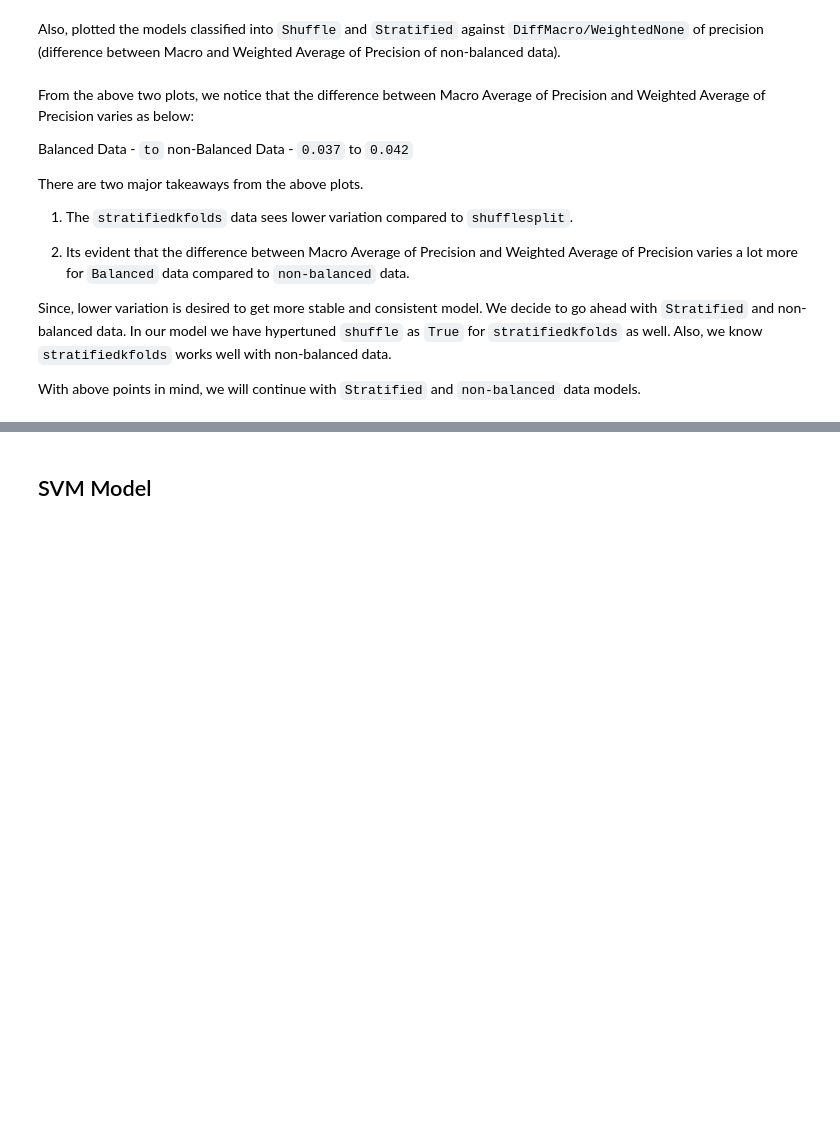
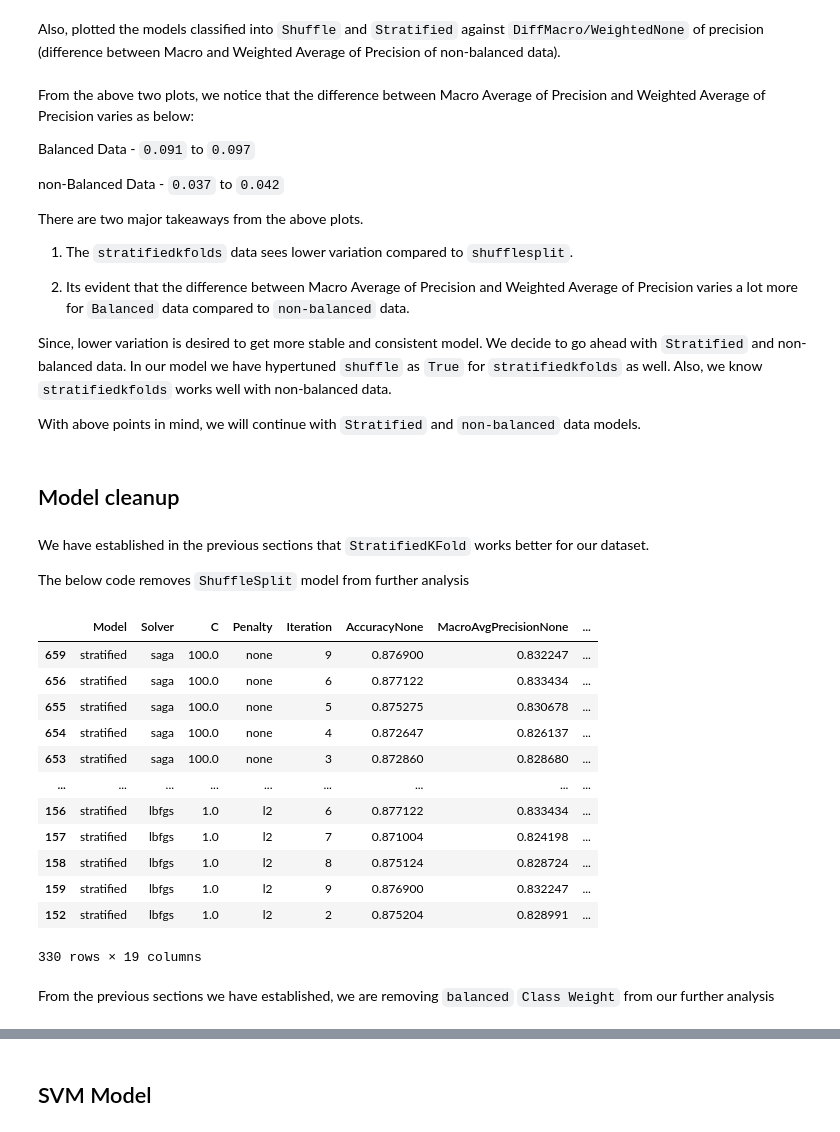
Before and after one commit to ravisiv/AussieWeatherEDA, a Jupyter notebook: MiniLab_Group3_Chowdhury_Mittal_Srivastava_Sivaraman.ipynb, the cells around one changed output, grey strips where cells are left out. Saved outputs shown, nothing was run; the diff lists cells and outputs as text; code cells hidden in the pictures; blank space fills up the shorter version.

Commit message:
Fix SVM, Clean up LG

```diff
--- a/MiniLab_Group3_Chowdhury_Mittal_Srivastava_Sivaraman.ipynb
+++ b/MiniLab_Group3_Chowdhury_Mittal_Srivastava_Sivaraman.ipynb
@@ -642,7 +654,8 @@ Also, plotted the models classified into `Shuffle` and `Stratified` against `Dif
 # %% [markdown]
 From the above two plots, we notice that the difference between Macro Average of Precision and Weighted Average of Precision varies as below:
 
-Balanced Data - `` to ``
+Balanced Data - `0.091` to `0.097`
+
 non-Balanced Data - `0.037` to `0.042`
 
 There are two major takeaways from the above plots.
@@ -654,13 +667,33 @@ There are two major takeaways from the above plots.
 Since, lower variation is desired to get more stable and consistent model. We decide to go ahead with `Stratified` and non-balanced data. In our model we have hypertuned `shuffle` as `True` for `stratifiedkfolds` as well. Also, we know `stratifiedkfolds` works well with non-balanced data.
 
 With above points in mind, we will continue with `Stratified` and `non-balanced` data models.
-# %%
-order = model_perf_df['Models'].unique()
-model_perf_df['Models'] = pd.Categorical(model_perf_df['Models'], order)
-model_perf_df.sort_values(by=['Models'], inplace=True)
+# %% [markdown]
+## Model cleanup
+# %% [markdown]
+We have established in the previous sections that `StratifiedKFold` works better for our dataset.
+
+The below code removes `ShuffleSplit` model from further analysis
 # %%
 #Lets focus on Stratified
 
 #Remove all shuffle
 
 model_perf_df.drop(model_perf_df[model_perf_df.Model == "shuffle"].index, inplace=True)
+# %%
+model_perf_df
+# %% [output]
+|  | Model | Solver | C | Penalty | Iteration | AccuracyNone | MacroAvgPrecisionNone | ... |
+| 659 | stratified | saga | 100.0 | none | 9 | 0.876900 | 0.832247 | ... |
+| 656 | stratified | saga | 100.0 | none | 6 | 0.877122 | 0.833434 | ... |
+| 655 | stratified | saga | 100.0 | none | 5 | 0.875275 | 0.830678 | ... |
+| 654 | stratified | saga | 100.0 | none | 4 | 0.872647 | 0.826137 | ... |
+| 653 | stratified | saga | 100.0 | none | 3 | 0.872860 | 0.828680 | ... |
+| ... | ... | ... | ... | ... | ... | ... | ... | ... |
+| 156 | stratified | lbfgs | 1.0 | l2 | 6 | 0.877122 | 0.833434 | ... |
+| 157 | stratified | lbfgs | 1.0 | l2 | 7 | 0.871004 | 0.824198 | ... |
+| 158 | stratified | lbfgs | 1.0 | l2 | 8 | 0.875124 | 0.828724 | ... |
+| 159 | stratified | lbfgs | 1.0 | l2 | 9 | 0.876900 | 0.832247 | ... |
+| 152 | stratified | lbfgs | 1.0 | l2 | 2 | 0.875204 | 0.828991 | ... |
+330 rows × 19 columns
+# %% [markdown]
+From the previous sections we have established, we are removing `balanced` `Class Weight` from our further analysis
```
Also changed, not shown: parts of 27 cells of this notebook.
